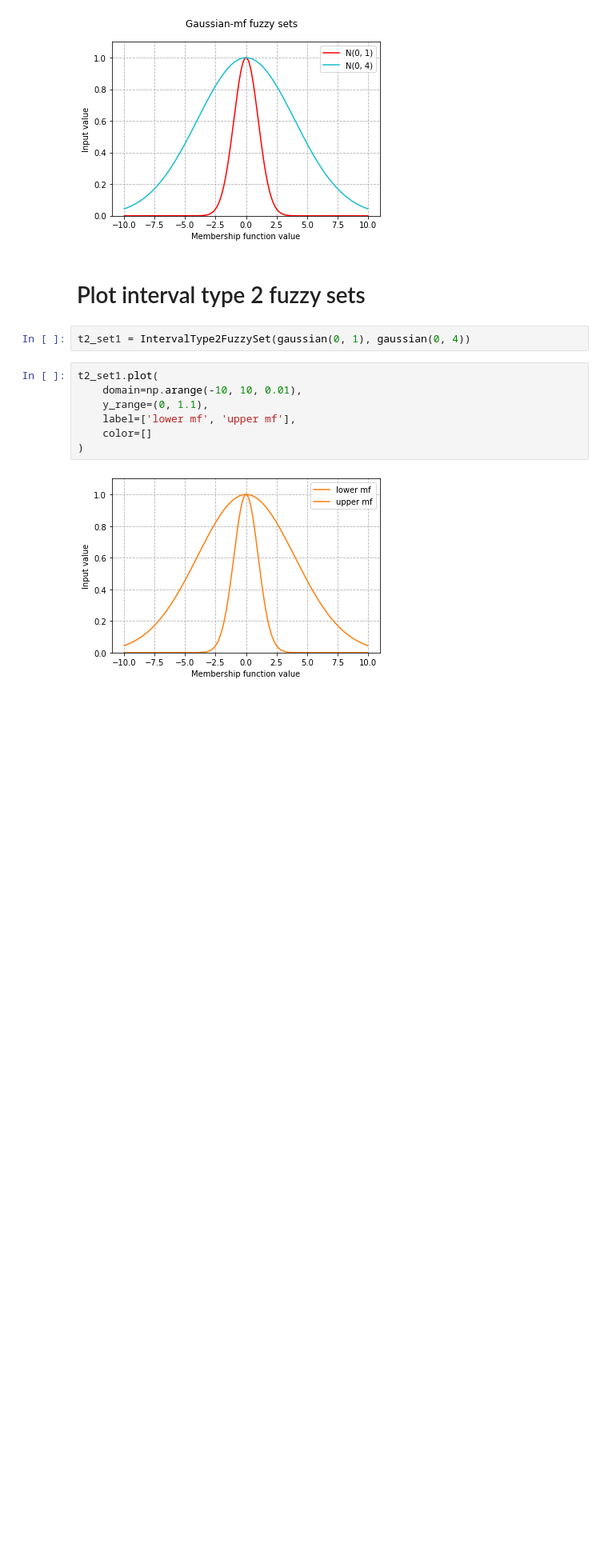
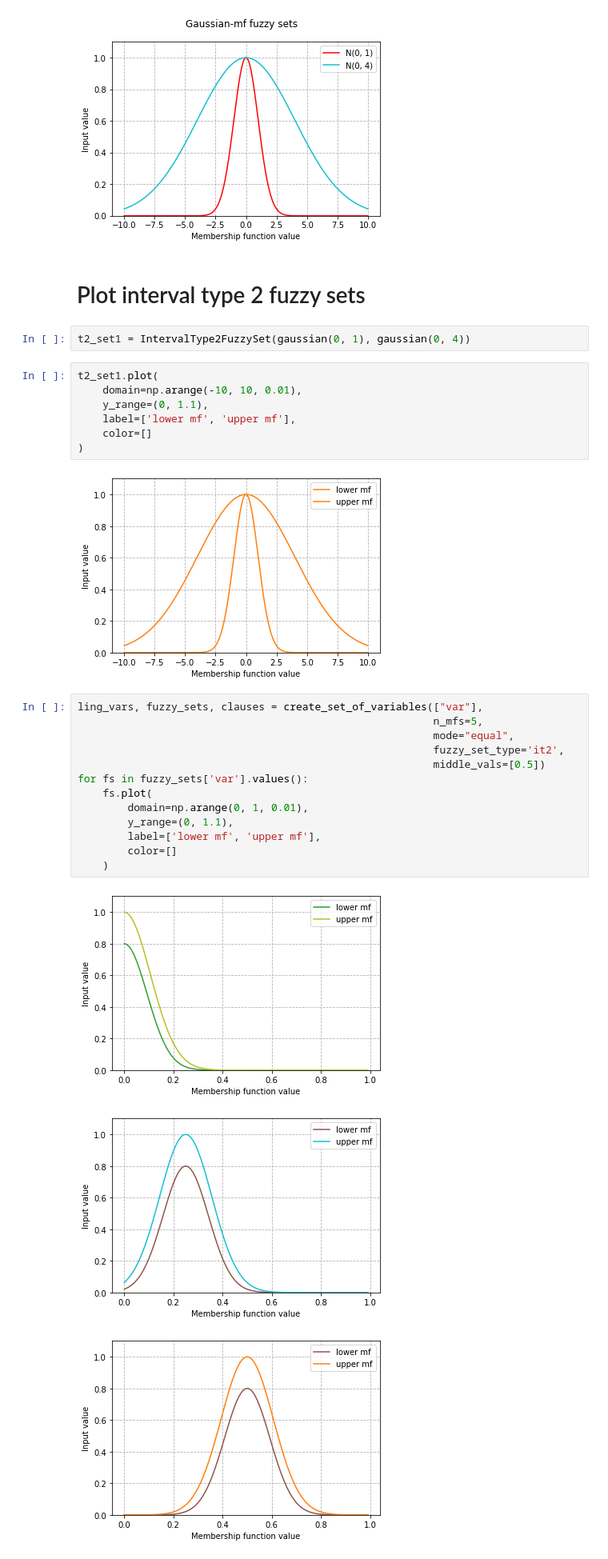
Before and after one commit to Bio-Medical-AI/DoggOSFuzzy, a Jupyter notebook: example/Visualization.ipynb, the cells around one changed output. Shown: that part at 80% size. Saved outputs shown, nothing was run; the diff lists cells and outputs as text; blank space fills up the shorter version.

```diff
--- a/example/Visualization.ipynb
+++ b/example/Visualization.ipynb
@@ -53,3 +54,20 @@ t2_set1.plot(
 )
 # %% [output]
 [figure]
+# %%
+ling_vars, fuzzy_sets, clauses = create_set_of_variables(["var"],
+                                                         n_mfs=5,
+                                                         mode="equal",
+                                                         fuzzy_set_type='it2',
+                                                         middle_vals=[0.5])
+for fs in fuzzy_sets['var'].values():
+    fs.plot(
+        domain=np.arange(0, 1, 0.01),
+        y_range=(0, 1.1),
+        label=['lower mf', 'upper mf'],
+        color=[]
+    )
+# %% [output]
+[figure, added]
+[figure, added]
+[figure, added]
```
Also changed, not shown: parts of 2 cells of this notebook, 5 other files.
